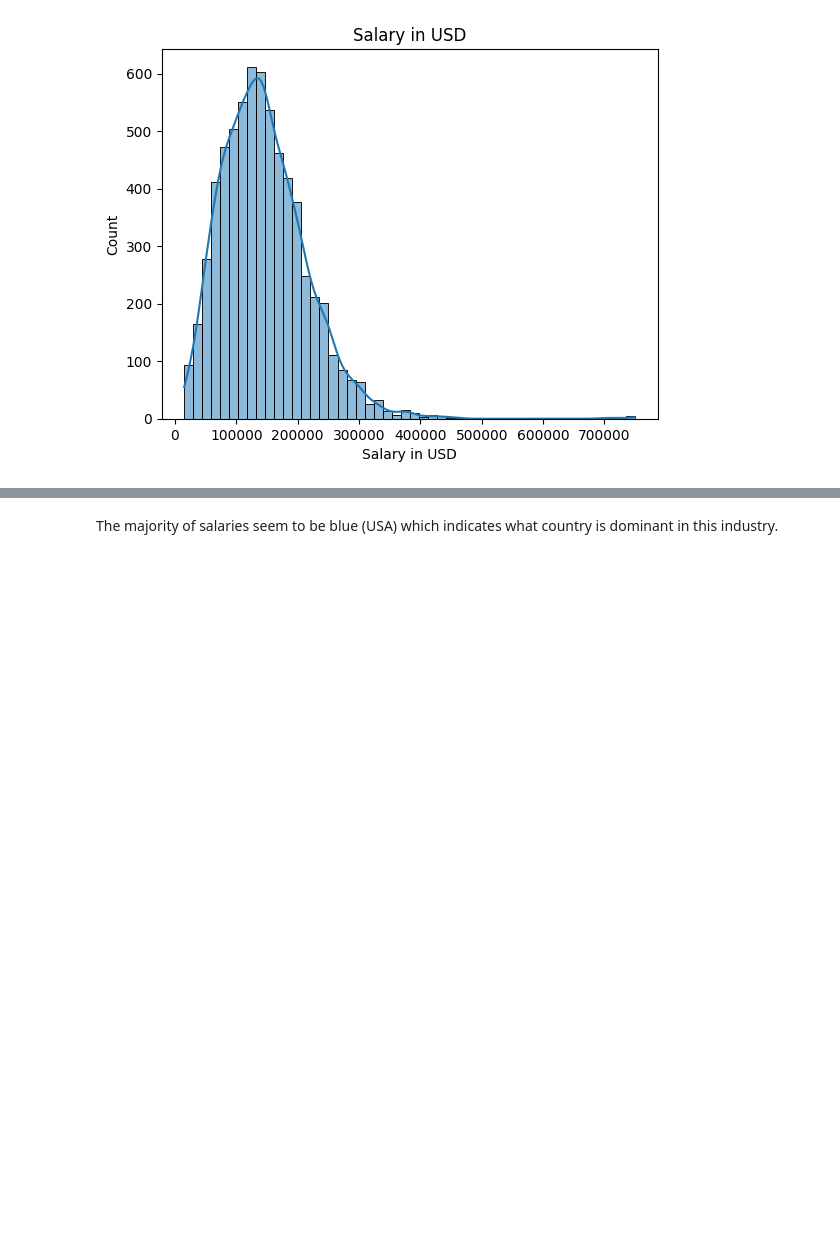
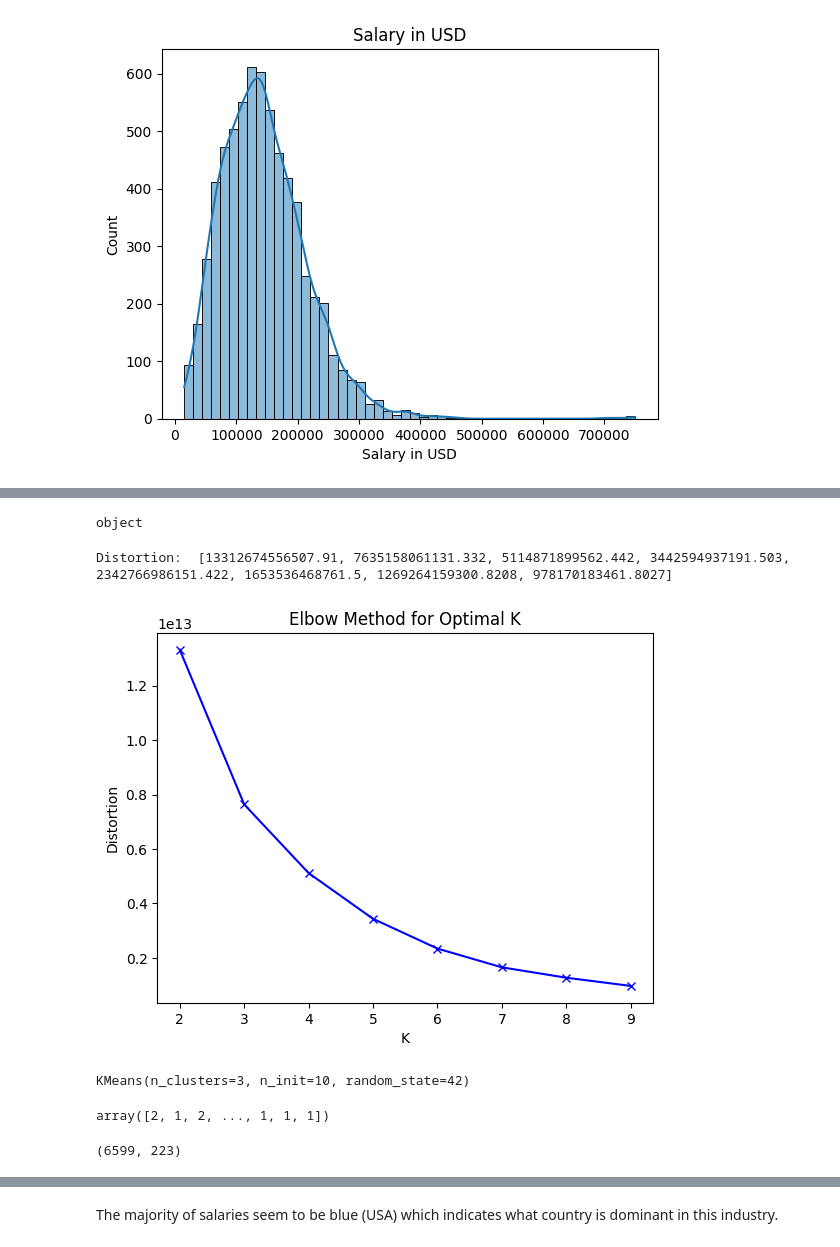
Before and after one commit to Peter537/Dat4-BI-Exam, a Jupyter notebook: main.ipynb, the cells around one changed output, grey strips where cells are left out. Saved outputs shown, nothing was run; the diff lists cells and outputs as text; code cells hidden in the pictures; blank space fills up the shorter version.

Commit message:
big update with model

```diff
--- a/main.ipynb
+++ b/main.ipynb
@@ -57,7 +57,8 @@ Let us look at workyear to see what sort of time-frame we have (the range)
 Let us now make a seperate dataframe of numerical values only, as we have many objects currently - afterwards we will also clean the data on the nominal dataframe so it says string rather than object.
 # %%
 df.drop(['employee_residence'], axis=1, inplace=True) # This column is not useful for our analysis and proves irrelevant
-df.drop(['salary', 'salary_currency'], axis=1, inplace=True) # This column is redundant as we have another column explicitly in standardized USD
+df.drop(['salary'], axis=1, inplace=True) # This column is redundant as we have another column explicitly in standardized USD
+df.drop(['salary_currency'], axis=1, inplace=True) # This column is not useful for our analysis and proves irrelevant
 # %%
 dfNumeric = pd.get_dummies(df, columns=['job_title', 'experience_level', 'employment_type', 'work_models', 'company_location', 'company_size'], dtype=pd.Int64Dtype())
 dfNumeric.head()
@@ -162,0 +211,4 @@ It seems we are dealing with a fine bell curve which means the nature of our gra
+# %%
+cluster_df = dfNumeric.copy()
+
+X = cluster_df.values
@@ -162,0 +251,41 @@ It seems we are dealing with a fine bell curve which means the nature of our gra
+# %%
+print(X.dtype)
+# %% [output]
+object
+# %%
+from sklearn.cluster import KMeans
+
+distortions = []
+K = range(2,10)
+for k in K:
+    model = KMeans(n_clusters=k, n_init=10).fit(X)
+    model.fit(X)
+    distortions.append(model.inertia_)
+print("Distortion: ", distortions)
+# %% [output]
+Distortion:  [13312674556507.91, 7635158061131.332, 5114871899562.442, 3442594937191.503, 2342766986151.422, 1653536468761.5, 1269264159300.8208, 978170183461.8027]
+# %%
+plt.title('Elbow Method for Optimal K')
+plt.plot(K, distortions, 'bx-')
+plt.xlabel('K')
+plt.ylabel('Distortion')
+plt.show()
+# %% [output]
+[figure, added]
+# %%
+num_clusters = 3
+
+kmeans = KMeans(init='k-means++', n_clusters=num_clusters, n_init=10, random_state=42)
+
+kmeans.fit(X)
+# %% [output]
+KMeans(n_clusters=3, n_init=10, random_state=42)
+# %%
+y = kmeans.predict(X)
+y
+# %% [output]
+array([2, 1, 2, ..., 1, 1, 1])
+# %%
+X.shape
+# %% [output]
+(6599, 223)
```
Also changed, not shown: parts of 17 cells of this notebook, 4 other files.
